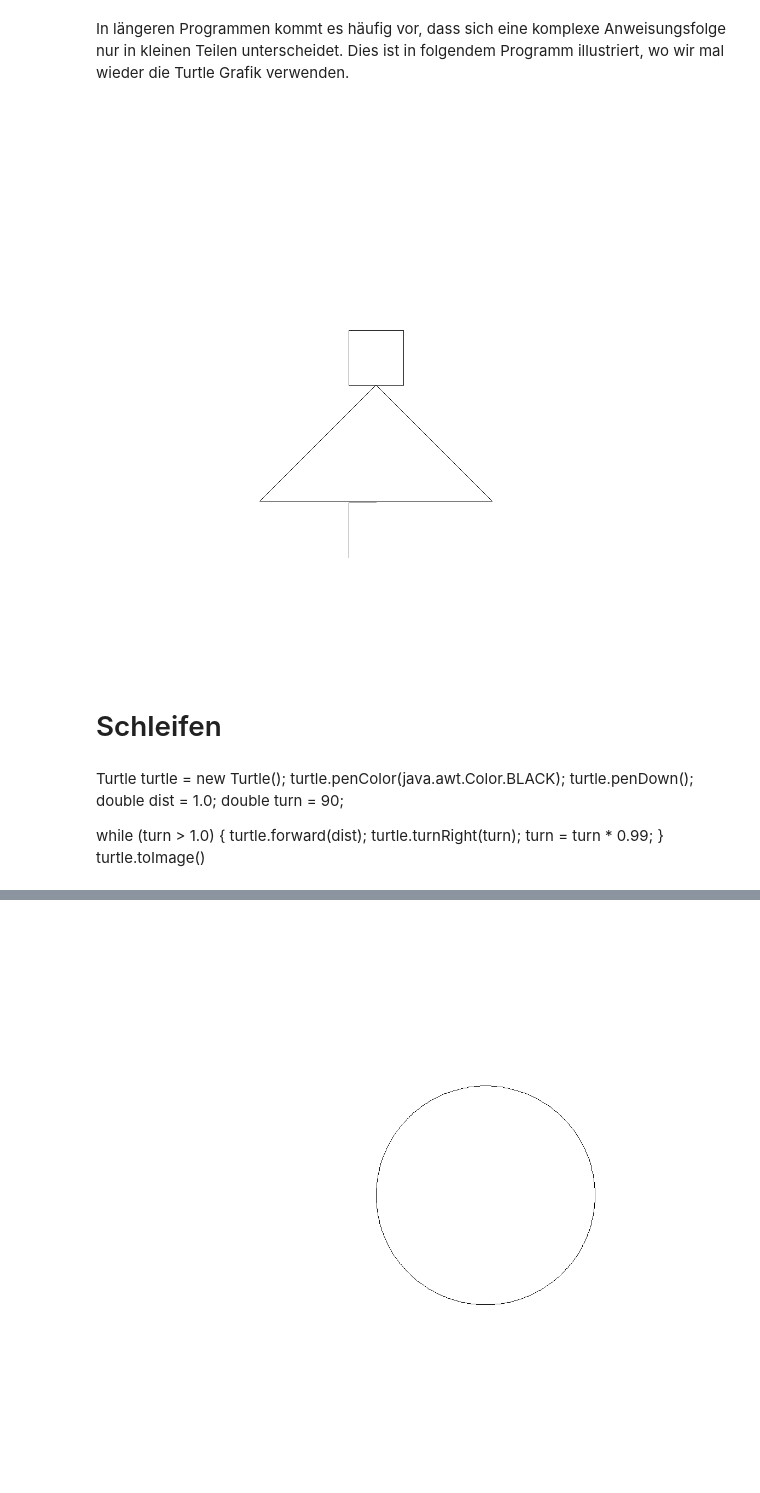
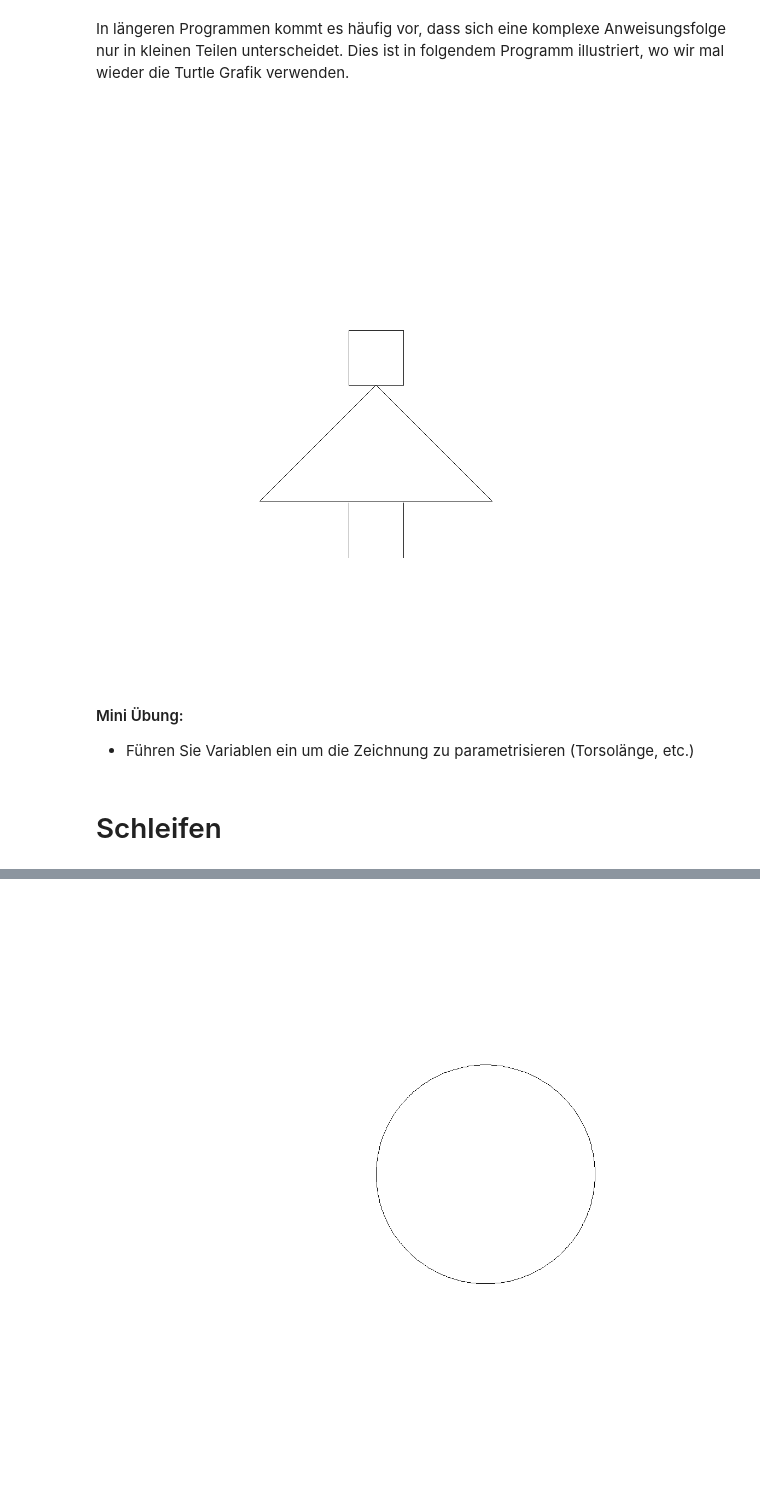
Before and after one commit to unibas-marcelluethi/gdp, a Jupyter notebook: notebooks/EinfacheProgramme.ipynb, the cells around one changed output, grey strips where cells are left out. Drawn from its saved outputs; the diff is of its cells as text; code cells hidden in the pictures.

```diff
--- a/notebooks/EinfacheProgramme.ipynb
+++ b/notebooks/EinfacheProgramme.ipynb
@@ -160,55 +160,55 @@ t.forward(20);
 t.toImage();
 
 // torso
-if (girl) {
+if (woman) {
     t.home();
     t.turnRight(135);
     t.forward(60);
     t.turnRight(135);
     t.forward(85);
     t.turnRight(135);
     t.forward(60);
 } else { // boy
 
     t.home();
     t.turnRight(90);
-    t.forward(40);
+    t.forward(30);
     t.turnRight(90);
-    t.forward(40);
+    t.forward(43);
     t.turnRight(90);
     t.forward(60);
     t.turnRight(90);
-    t.forward(40);
+    t.forward(43);
     t.turnRight(90);
-    t.forward(40);
+    t.forward(30);
 }
 
 // legs
 t.home();
-
+t.penUp();
 t.turnRight(180);
 t.forward(43);
+t.turnRight(90);
+t.forward(10);
+t.penDown();
+t.turnLeft(90);
+t.forward(20);
+t.penUp();
+t.turnRight(180);
+t.forward(20);
+t.turnRight(90);
+t.forward(20);
 t.penDown();
 t.turnRight(90);
-t.forward(10);
-t.turnLeft(90);
 t.forward(20);
 
+
 t.toImage();
 # %% [output]
-[figure, old version]
+[figure, new version]
+# %% [markdown]
+#### Mini Übung:
+
+* Führen Sie Variablen ein um die Zeichnung zu parametrisieren (Torsolänge, etc.)
 # %% [markdown]
 # Schleifen
-# %% [markdown]
-Turtle turtle = new Turtle();
-turtle.penColor(java.awt.Color.BLACK);
-turtle.penDown();
-double dist = 1.0;
-double turn = 90;
-
-while (turn > 1.0) {
-    turtle.forward(dist);
-    turtle.turnRight(turn);
-    turn = turn * 0.99;
-}
-turtle.toImage()
```
Also changed, not shown: parts of 10 cells of this notebook.
